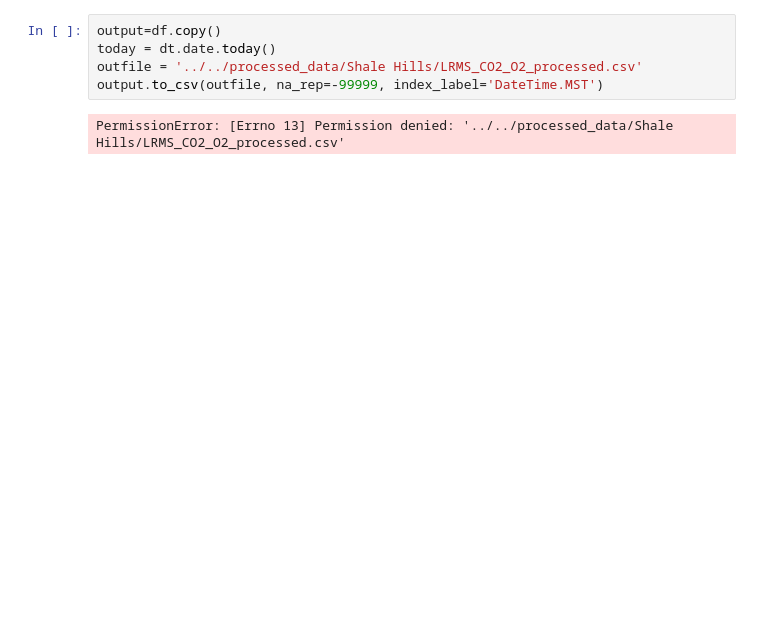
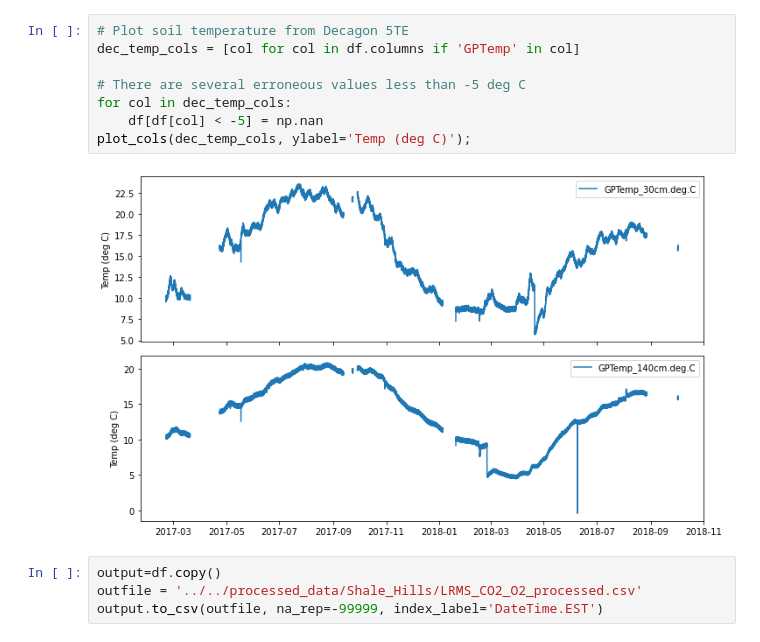
Before and after one commit to mberghouse/CO2-Data, a Jupyter notebook: python_processing/Shale_Hills_CZO/LRMS_processing.ipynb, the cells around one changed output. Saved outputs shown, nothing was run; the diff lists cells and outputs as text; blank space fills up the shorter version.

```diff
--- a/python_processing/Shale_Hills_CZO/LRMS_processing.ipynb
+++ b/python_processing/Shale_Hills_CZO/LRMS_processing.ipynb
@@ -174,9 +122,16 @@ df=df.drop(columns='CO2hi_30cm.ppm')
+# %%
+# Plot soil temperature from Decagon 5TE
+dec_temp_cols = [col for col in df.columns if 'GPTemp' in col]
+
+# There are several erroneous values less than -5 deg C
+for col in dec_temp_cols:
+    df[df[col] < -5] = np.nan
+plot_cols(dec_temp_cols, ylabel='Temp (deg C)');
+# %% [output]
+[figure, added]
 # %%
 output=df.copy()
-today = dt.date.today()
-outfile = '../../processed_data/Shale Hills/LRMS_CO2_O2_processed.csv'
-output.to_csv(outfile, na_rep=-99999, index_label='DateTime.MST')
+outfile = '../../processed_data/Shale_Hills/LRMS_CO2_O2_processed.csv'
+output.to_csv(outfile, na_rep=-99999, index_label='DateTime.EST')
-# %% [output]
-PermissionError: [Errno 13] Permission denied: '../../processed_data/Shale Hills/LRMS_CO2_O2_processed.csv'
 # %%
 output
```
Also changed, not shown: parts of 21 cells of this notebook, 9 other files.
